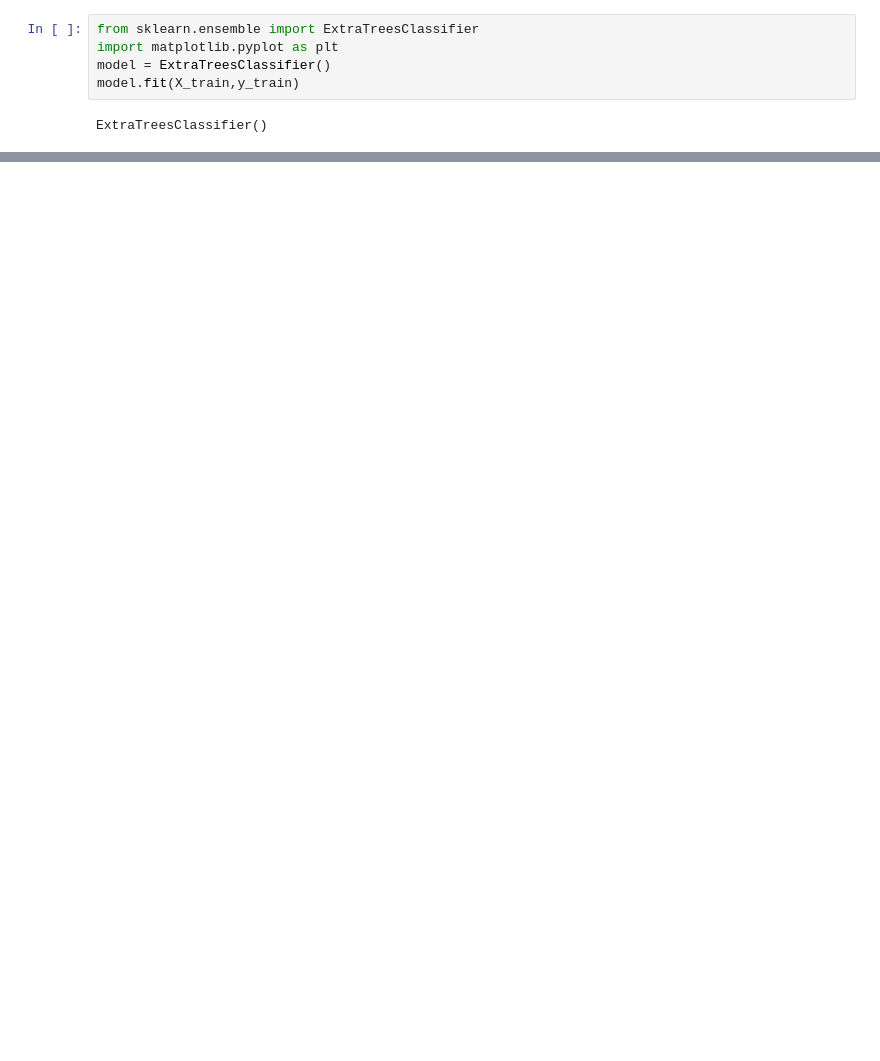
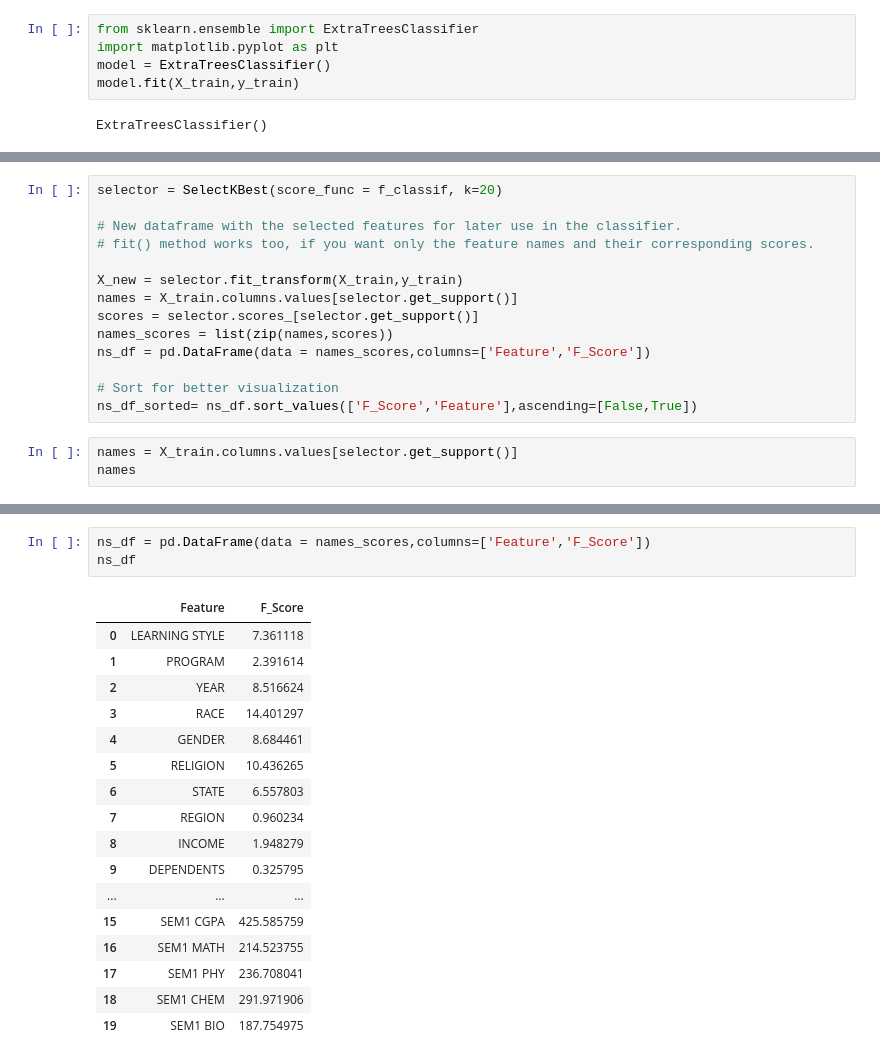
Before and after one commit to karimmudiya/Student-s-Potential-Prediction-Model, a Jupyter notebook: MOD1 FEATURE SELECTION.ipynb, the cells around one changed output, grey strips where cells are left out. Saved outputs shown, nothing was run; the diff lists cells and outputs as text; blank space fills up the shorter version.

```diff
--- a/MOD1 FEATURE SELECTION.ipynb
+++ b/MOD1 FEATURE SELECTION.ipynb
@@ -485,0 +545,17 @@ plt.show
+# %%
+selector = SelectKBest(score_func = f_classif, k=20)
+
+# New dataframe with the selected features for later use in the classifier.
+# fit() method works too, if you want only the feature names and their corresponding scores.
+
+X_new = selector.fit_transform(X_train,y_train)
+names = X_train.columns.values[selector.get_support()]
+scores = selector.scores_[selector.get_support()]
+names_scores = list(zip(names,scores))
+ns_df = pd.DataFrame(data = names_scores,columns=['Feature','F_Score'])
+
+# Sort for better visualization
+ns_df_sorted= ns_df.sort_values(['F_Score','Feature'],ascending=[False,True])
+# %%
+names = X_train.columns.values[selector.get_support()]
+names
@@ -485,0 +606,21 @@ plt.show
+# %%
+ns_df = pd.DataFrame(data = names_scores,columns=['Feature','F_Score'])
+ns_df
+# %% [output]
+|  | Feature | F_Score |
+| 0 | LEARNING STYLE | 7.361118 |
+| 1 | PROGRAM | 2.391614 |
+| 2 | YEAR | 8.516624 |
+| 3 | RACE | 14.401297 |
+| 4 | GENDER | 8.684461 |
+| 5 | RELIGION | 10.436265 |
+| 6 | STATE | 6.557803 |
+| 7 | REGION | 0.960234 |
+| 8 | INCOME | 1.948279 |
+| 9 | DEPENDENTS | 0.325795 |
+| ... | ... | ... |
+| 15 | SEM1 CGPA | 425.585759 |
+| 16 | SEM1 MATH | 214.523755 |
+| 17 | SEM1 PHY | 236.708041 |
+| 18 | SEM1 CHEM | 291.971906 |
+| 19 | SEM1 BIO | 187.754975 |
```
Also changed, not shown: parts of 35 cells of this notebook.
